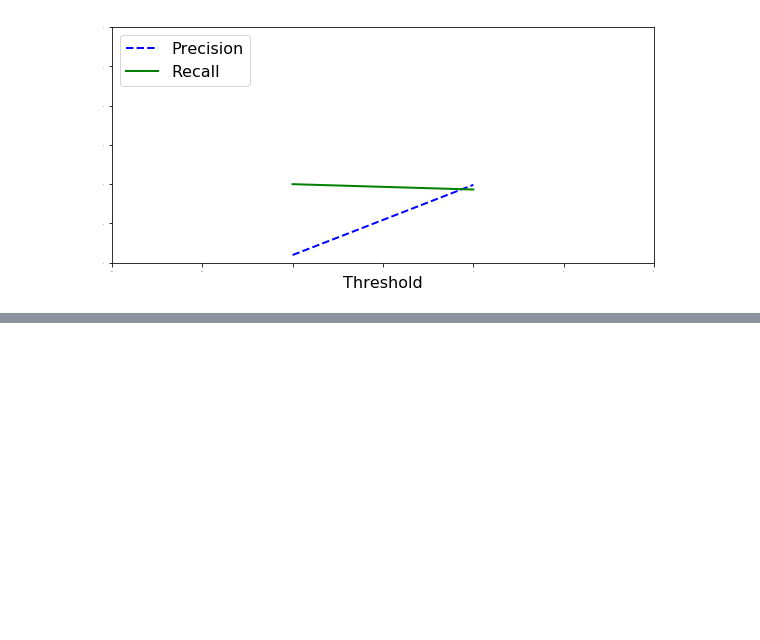
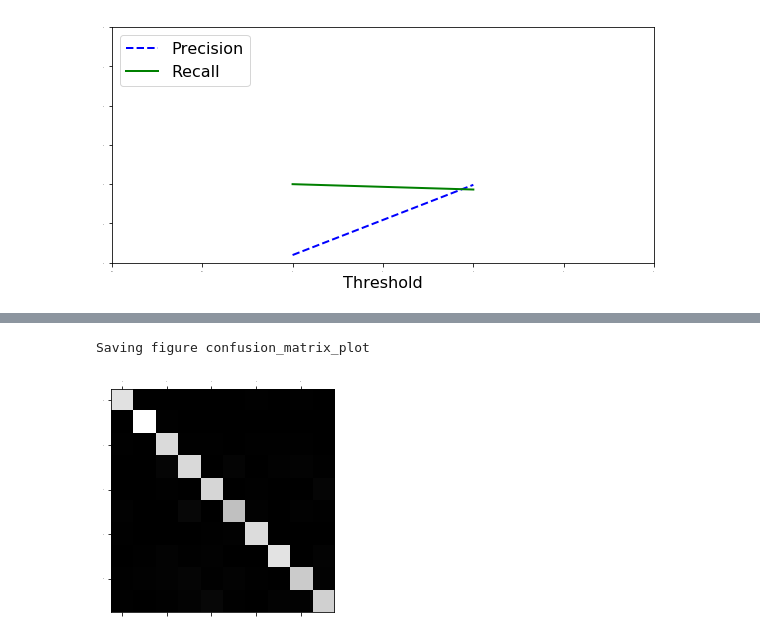
Before and after one commit to Joby2Code/MachineLearning_Fundamentals, a Jupyter notebook: Neural Network/Neural_Networks.ipynb, the cells around one changed output, grey strips where cells are left out. Cells and saved outputs as stored; diff of their text form; code cells hidden in the pictures; blank space fills up the shorter version.

```diff
--- a/Neural Network/Neural_Networks.ipynb
+++ b/Neural Network/Neural_Networks.ipynb
@@ -411,0 +437,5 @@ Saving figure precision_recall_vs_threshold_plot
+# %%
+y_train_pred = cross_val_predict(forest_clf,X_train,y_train,cv=3)
+# %%
+confusion_mx = confusion_matrix(y_train,y_train_pred)
+confusion_mx
@@ -411,0 +453,7 @@ Saving figure precision_recall_vs_threshold_plot
+# %%
+plt.matshow(confusion_mx, cmap=plt.cm.gray)
+save_fig("confusion_matrix_plot", tight_layout=False)
+plt.show()
+# %% [output]
+Saving figure confusion_matrix_plot
+[figure, added]
```
Also changed, not shown: parts of 33 cells of this notebook, 5 other files.
